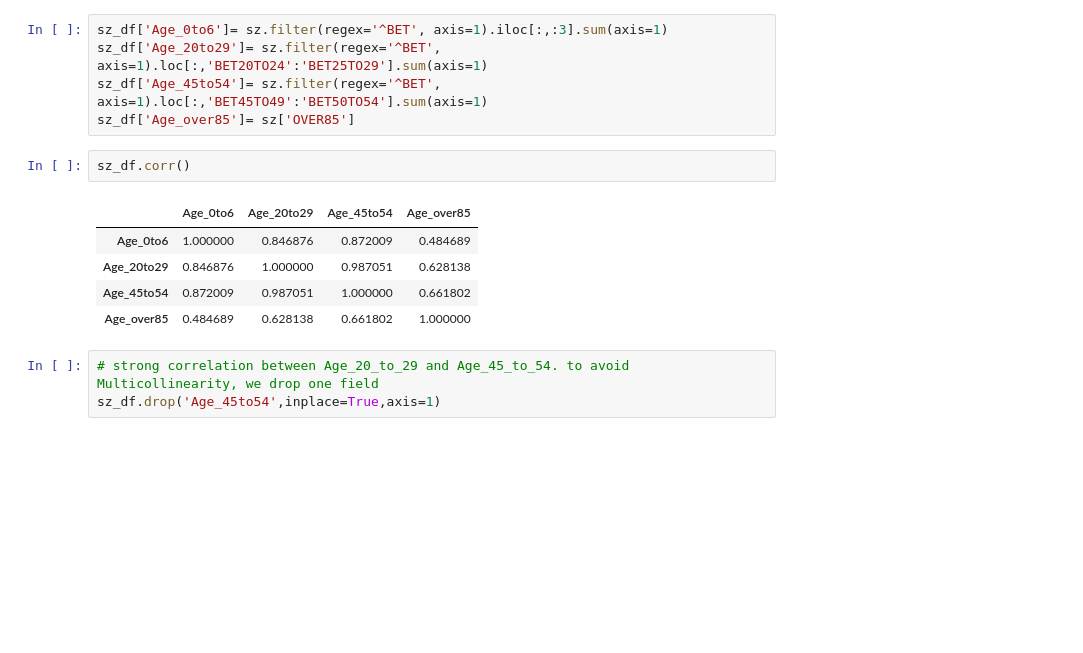
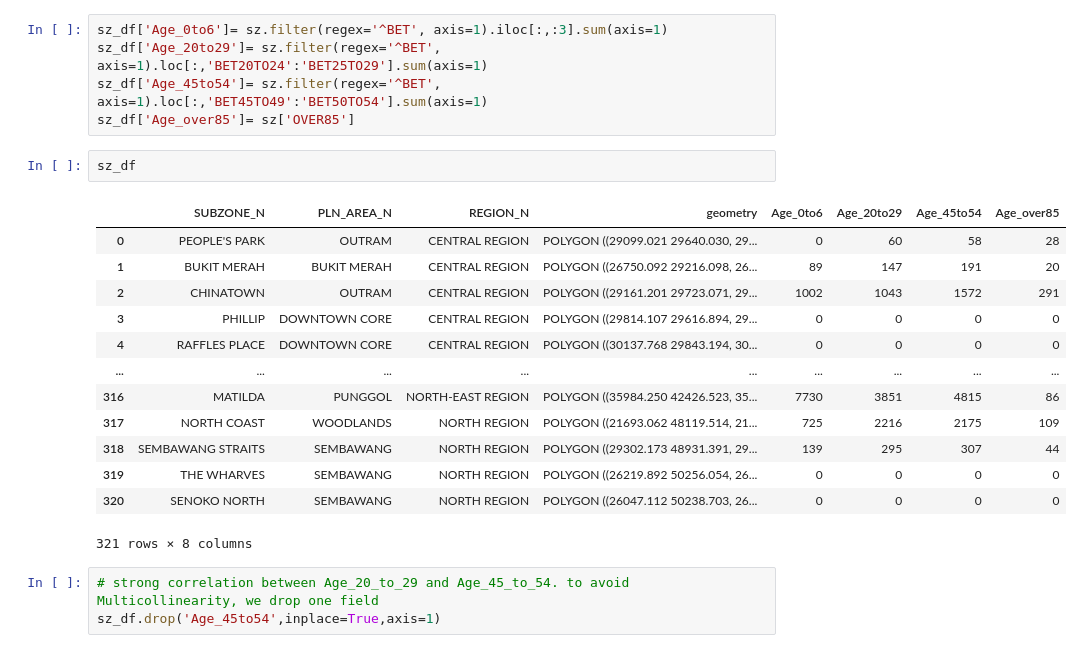
Before and after one commit to hengshan/qgis-vanguard, a Jupyter notebook: Day 1 - Introduction to Python & PYQGIS.ipynb, the cells around one changed output. Cells and saved outputs as stored; diff of their text form; blank space fills up the shorter version.

```diff
--- a/Day 1 - Introduction to Python & PYQGIS.ipynb
+++ b/Day 1 - Introduction to Python & PYQGIS.ipynb
@@ -2627,13 +2668,21 @@ sz_df['Age_20to29']= sz.filter(regex='^BET', axis=1).loc[:,'BET20TO24':'BET25TO2
 sz_df['Age_45to54']= sz.filter(regex='^BET', axis=1).loc[:,'BET45TO49':'BET50TO54'].sum(axis=1)
 sz_df['Age_over85']= sz['OVER85']
 # %%
-sz_df.corr()
+sz_df
 # %% [output]
-|  | Age_0to6 | Age_20to29 | Age_45to54 | Age_over85 |
-| Age_0to6 | 1.000000 | 0.846876 | 0.872009 | 0.484689 |
-| Age_20to29 | 0.846876 | 1.000000 | 0.987051 | 0.628138 |
-| Age_45to54 | 0.872009 | 0.987051 | 1.000000 | 0.661802 |
-| Age_over85 | 0.484689 | 0.628138 | 0.661802 | 1.000000 |
+|  | SUBZONE_N | PLN_AREA_N | REGION_N | geometry | Age_0to6 | Age_20to29 | Age_45to54 | Age_over85 |
+| 0 | PEOPLE'S PARK | OUTRAM | CENTRAL REGION | POLYGON ((29099.021 29640.030, 29... | 0 | 60 | 58 | 28 |
+| 1 | BUKIT MERAH | BUKIT MERAH | CENTRAL REGION | POLYGON ((26750.092 29216.098, 26... | 89 | 147 | 191 | 20 |
+| 2 | CHINATOWN | OUTRAM | CENTRAL REGION | POLYGON ((29161.201 29723.071, 29... | 1002 | 1043 | 1572 | 291 |
+| 3 | PHILLIP | DOWNTOWN CORE | CENTRAL REGION | POLYGON ((29814.107 29616.894, 29... | 0 | 0 | 0 | 0 |
+| 4 | RAFFLES PLACE | DOWNTOWN CORE | CENTRAL REGION | POLYGON ((30137.768 29843.194, 30... | 0 | 0 | 0 | 0 |
+| ... | ... | ... | ... | ... | ... | ... | ... | ... |
+| 316 | MATILDA | PUNGGOL | NORTH-EAST REGION | POLYGON ((35984.250 42426.523, 35... | 7730 | 3851 | 4815 | 86 |
+| 317 | NORTH COAST | WOODLANDS | NORTH REGION | POLYGON ((21693.062 48119.514, 21... | 725 | 2216 | 2175 | 109 |
+| 318 | SEMBAWANG STRAITS | SEMBAWANG | NORTH REGION | POLYGON ((29302.173 48931.391, 29... | 139 | 295 | 307 | 44 |
+| 319 | THE WHARVES | SEMBAWANG | NORTH REGION | POLYGON ((26219.892 50256.054, 26... | 0 | 0 | 0 | 0 |
+| 320 | SENOKO NORTH | SEMBAWANG | NORTH REGION | POLYGON ((26047.112 50238.703, 26... | 0 | 0 | 0 | 0 |
+321 rows × 8 columns
 # %%
 # strong correlation between Age_20_to_29 and Age_45_to_54. to avoid Multicollinearity, we drop one field
 sz_df.drop('Age_45to54',inplace=True,axis=1)
```
Also changed, not shown: parts of 36 cells of this notebook, 14 other files.
